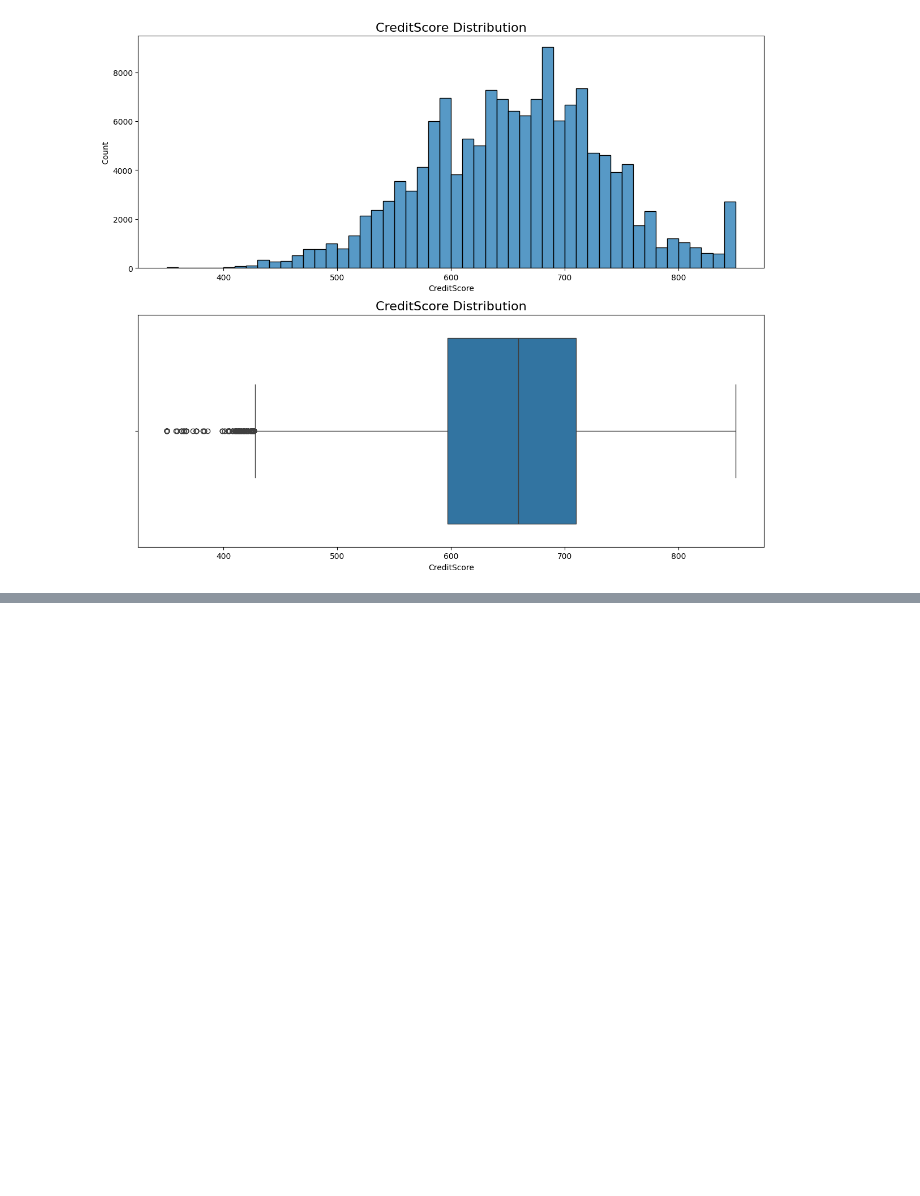
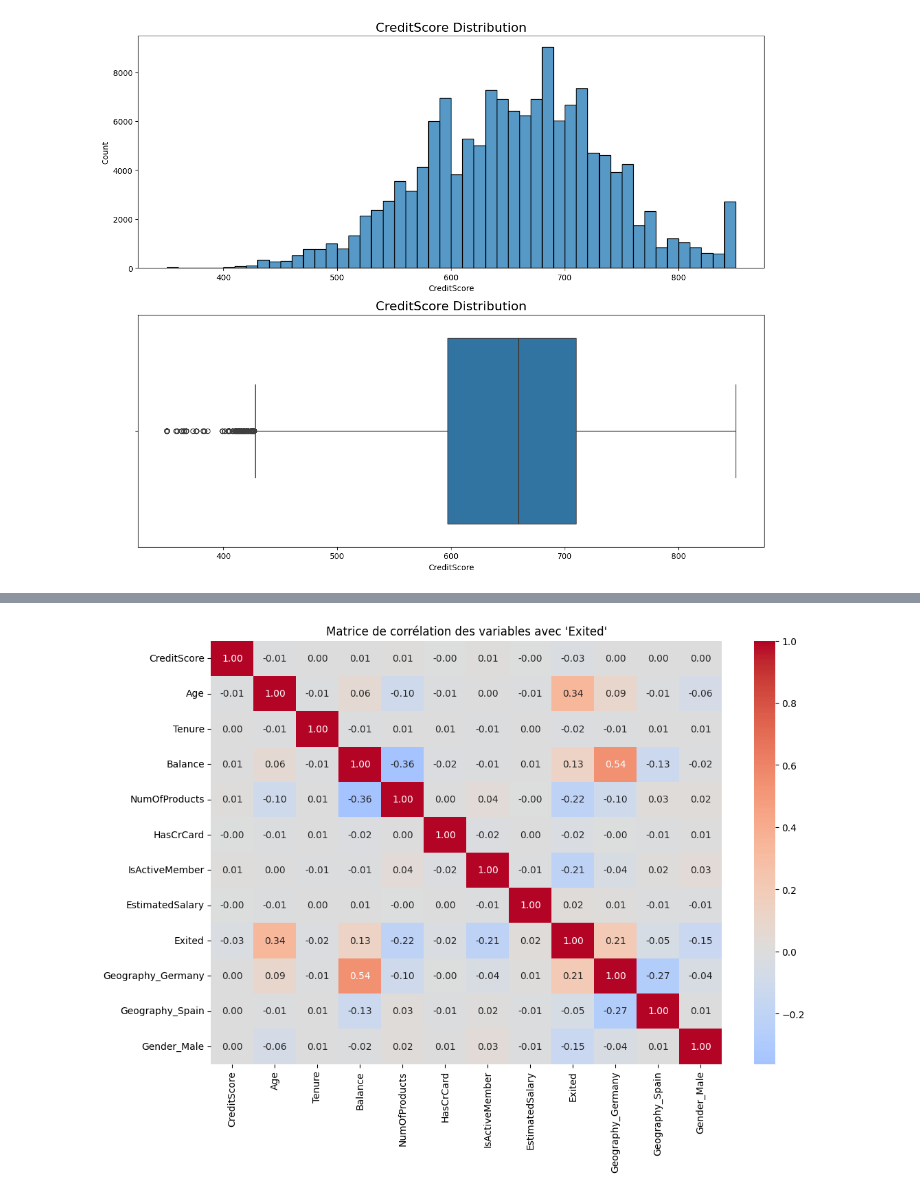
Before and after one commit to WolfgangReip/MachineLearnia-Module-1-Les-6-pilliers-de-l-IA, a Jupyter notebook: 4_ClassificationBankChurn/analysis/exploration.ipynb, the cells around one changed output, grey strips where cells are left out. Saved outputs shown, nothing was run; the diff lists cells and outputs as text; code cells hidden in the pictures; blank space fills up the shorter version.

```diff
--- a/4_ClassificationBankChurn/analysis/exploration.ipynb
+++ b/4_ClassificationBankChurn/analysis/exploration.ipynb
@@ -297,0 +172,15 @@ plt.show()
+# %%
+# Encodage One-Hot des variables catégoriques
+df = pd.get_dummies(df, columns=["Geography", "Gender"], drop_first=True)  # Drop first évite la colinéarité
+df.drop(columns=["ID", "CustomerId", "Surname"], inplace=True)
+
+# Calcul de la matrice de corrélation
+correlation_matrix = df.corr()
+
+# Affichage de la heatmap
+plt.figure(figsize=(12, 8))
+sns.heatmap(correlation_matrix, annot=True, fmt=".2f", cmap="coolwarm", center=0)
+plt.title("Matrice de corrélation des variables avec 'Exited'")
+plt.show()
+# %% [output]
+[figure, added]
```
Also changed, not shown: parts of 19 cells of this notebook, 11 other files.
